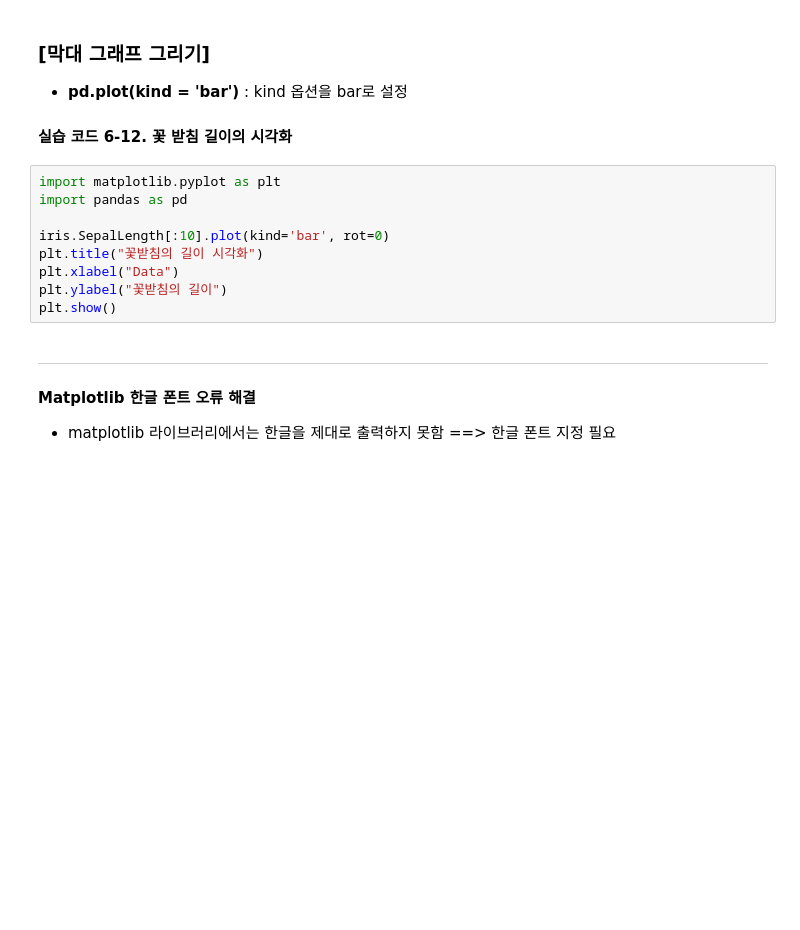
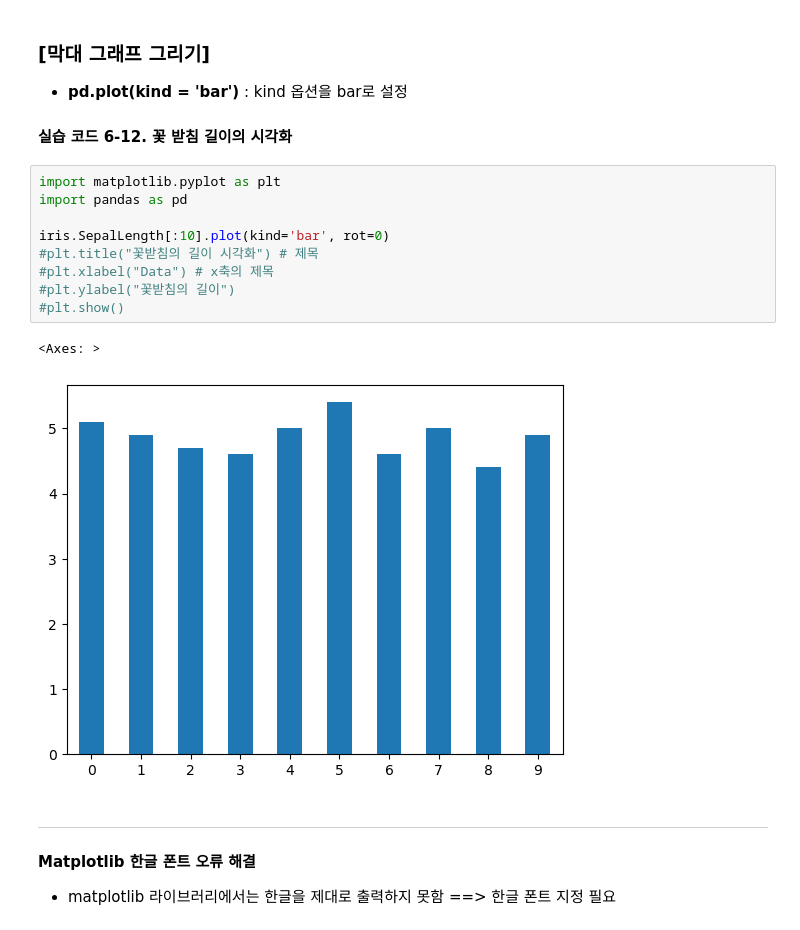
Before and after one commit to hghg919/Data-processing, a Jupyter notebook: PythonWorkspace/6장/6장_판다스_활용(실습용).ipynb, the cells around one changed output. Drawn from its saved outputs; the diff is of its cells as text; blank space fills up the shorter version.

```diff
--- a/PythonWorkspace/6장/6장_판다스_활용(실습용).ipynb
+++ b/PythonWorkspace/6장/6장_판다스_활용(실습용).ipynb
@@ -157,12 +268,15 @@ iris.groupby('Species').mean()
 # %%
 import matplotlib.pyplot as plt
 import pandas as pd
 
 iris.SepalLength[:10].plot(kind='bar', rot=0)
-plt.title("꽃받침의 길이 시각화")
-plt.xlabel("Data")
-plt.ylabel("꽃받침의 길이")
-plt.show()
+#plt.title("꽃받침의 길이 시각화") # 제목
+#plt.xlabel("Data") # x축의 제목
+#plt.ylabel("꽃받침의 길이")
+#plt.show()
+# %% [output]
+<Axes: >
+[figure, added]
 # %% [markdown]
 ---
 #### **Matplotlib 한글 폰트 오류 해결**
```
Also changed, not shown: parts of 34 cells of this notebook.
